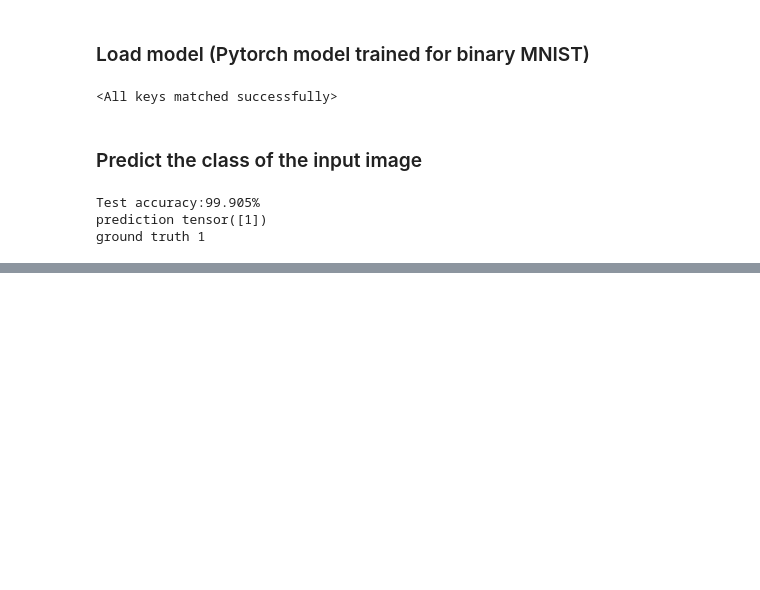
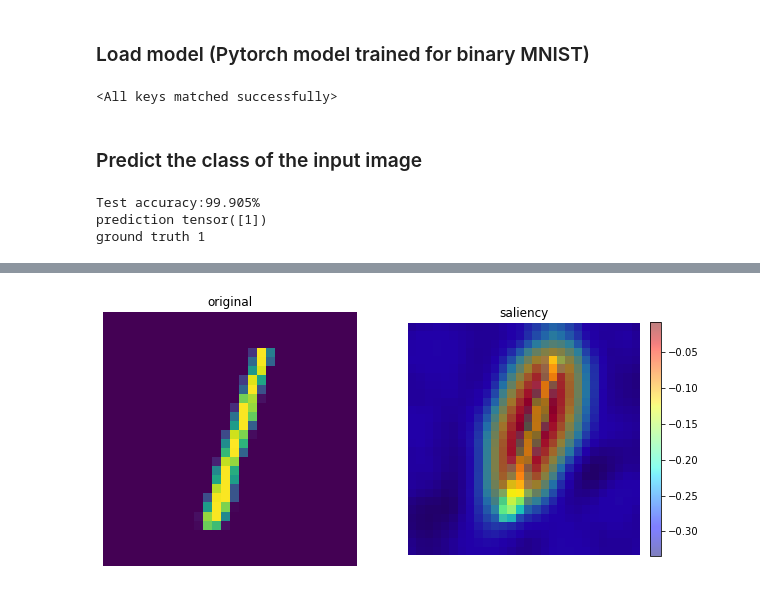
Before and after one commit to dianna-ai/dianna-exploration, a Jupyter notebook: example_data/xai_method_study/RISE/RISE_mnist_binary.ipynb, the cells around one changed output, grey strips where cells are left out. Drawn from its saved outputs; the diff is of its cells as text; code cells hidden in the pictures; blank space fills up the shorter version.

Commit message:
explore rise with original implementation

```diff
--- a/example_data/xai_method_study/RISE/RISE_mnist_binary.ipynb
+++ b/example_data/xai_method_study/RISE/RISE_mnist_binary.ipynb
@@ -79,6 +78,7 @@ test_X_torch = torch.from_numpy(test_X).type(torch.FloatTensor)
 test_y_torch = torch.from_numpy(test_y).type(torch.LongTensor)
 # reshape the input following the definition in pytorch (batch, channel, Height, Width)
 test_X_torch = test_X_torch.view(-1,1,28,28)
+height, width = test_X_torch[0,0,:,:].shape
 # %% [markdown]
 ### Load model (Pytorch model trained for binary MNIST)
 # %%
@@ -182,0 +162,20 @@ for i in range(case):
+# %%
+explainer = RISE(model, (height,width), 1)
+explainer.generate_masks(N=6000, s=8, p1=0.1)
+# %%
+saliency = explainer(test_X_torch[0:1,:,:,:])
+plt.figure(figsize=(10, 5))
+plt.subplot(1, 2, 1)
+plt.axis('off')
+plt.title('original')
+plt.imshow(test_X_torch[0,0,:,:])
+
+plt.subplot(1, 2, 2)
+plt.axis('off')
+plt.title('saliency')
+plt.imshow(test_X_torch[0,0,:,:])
+plt.imshow(saliency[test_y_torch[0],:,:], cmap='jet', alpha=0.5) # plot the
+plt.colorbar(fraction=0.046, pad=0.04)
+plt.show()
+# %% [output]
+[figure, added]
```
Also changed, not shown: parts of 5 cells of this notebook, 1 other file.
